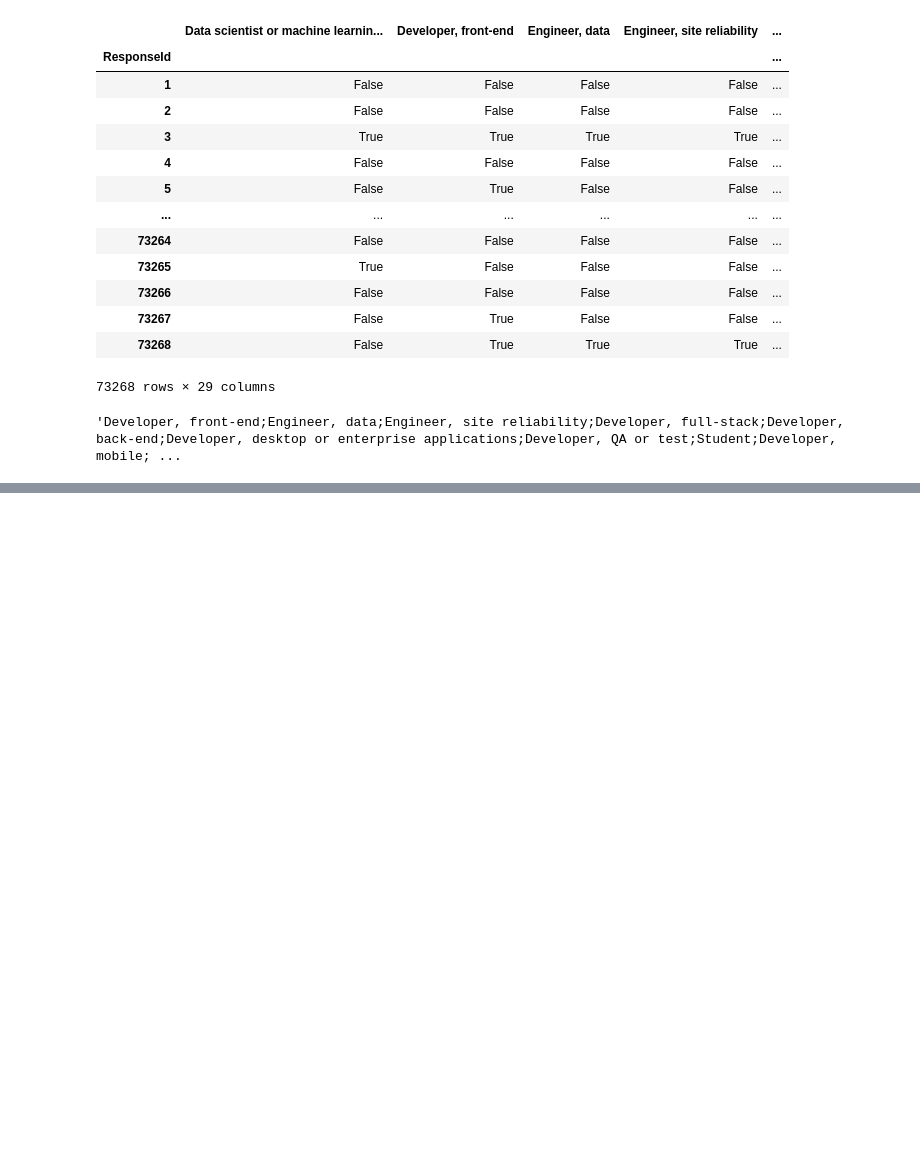
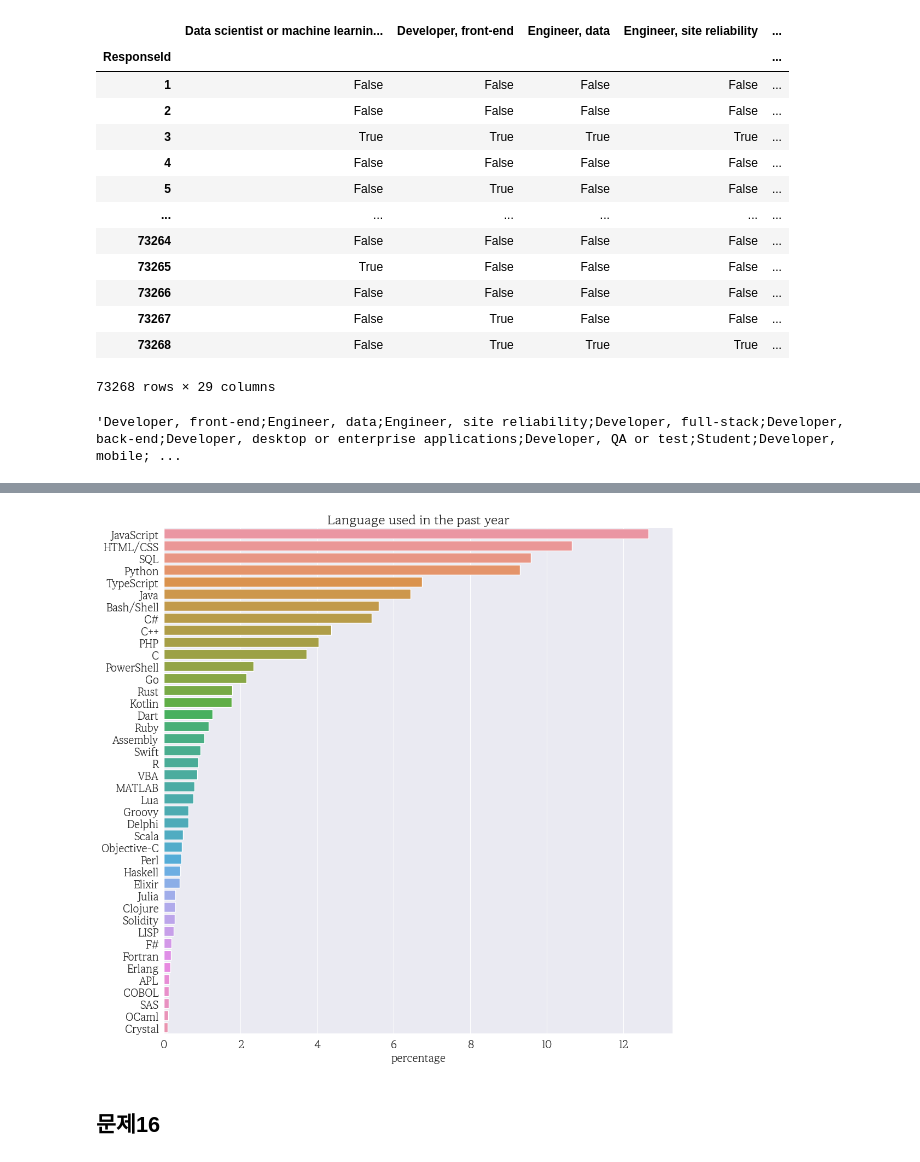
Before and after one commit to jm83-database/python_tutorial, a Jupyter notebook: 2023.03.15_seaborn 예제/01. seaborn 실습1.ipynb, the cells around one changed output, grey strips where cells are left out. Drawn from its saved outputs; the diff is of its cells as text; code cells hidden in the pictures; blank space fills up the shorter version.

```diff
--- a/2023.03.15_seaborn 예제/01. seaborn 실습1.ipynb
+++ b/2023.03.15_seaborn 예제/01. seaborn 실습1.ipynb
@@ -960,0 +1058,3 @@ survey_df.DevType.loc[73268]
+# %%
+language_worked_df = split_multicolumn(survey_df.LanguageHaveWorkedWith)
+language_worked_df
@@ -960,0 +1076,3 @@ survey_df.DevType.loc[73268]
+# %%
+language_worked_totals = language_worked_df.sum().sort_values(ascending=False)
+language_worked_totals
@@ -960,0 +1097,3 @@ survey_df.DevType.loc[73268]
+# %%
+language_worked_percentage = language_worked_totals / language_worked_totals.sum() * 100
+language_worked_percentage
@@ -960,0 +1118,8 @@ survey_df.DevType.loc[73268]
+# %%
+plt.figure(figsize=(12, 12))
+sns.barplot(x = language_worked_percentage, y = language_worked_percentage.index)
+plt.title("Language used in the past year")
+plt.xlabel("percentage")
+plt.show()
+# %% [output]
+[figure, added]
@@ -960,0 +1137,2 @@ survey_df.DevType.loc[73268]
+# %% [markdown]
+## 문제16
```
Also changed, not shown: parts of 40 cells of this notebook, 3 other files.
